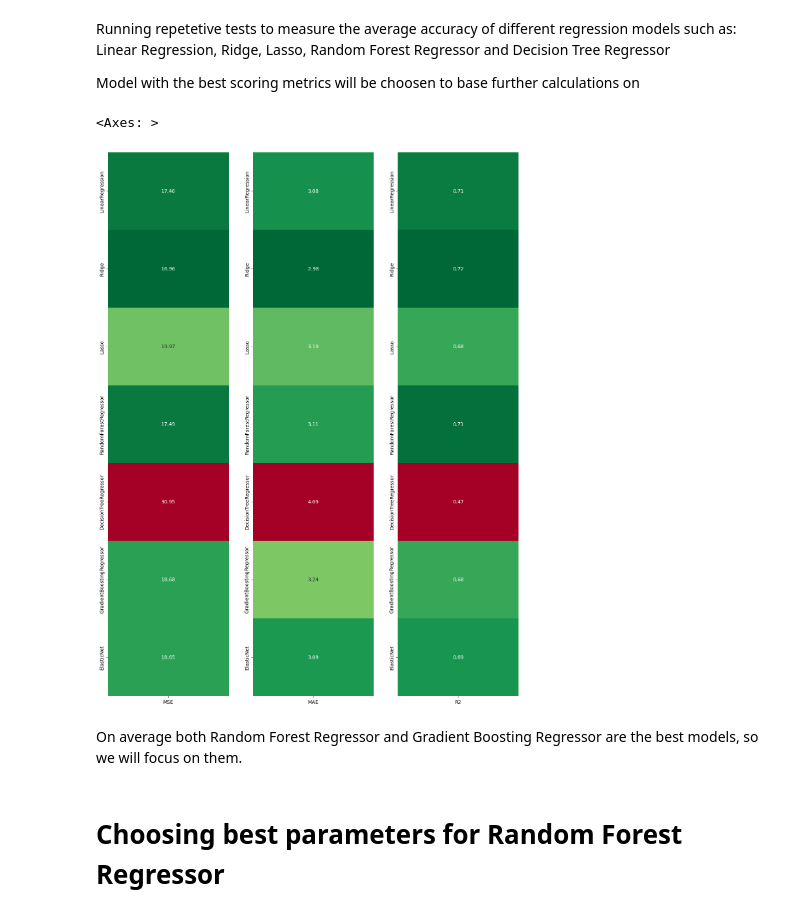
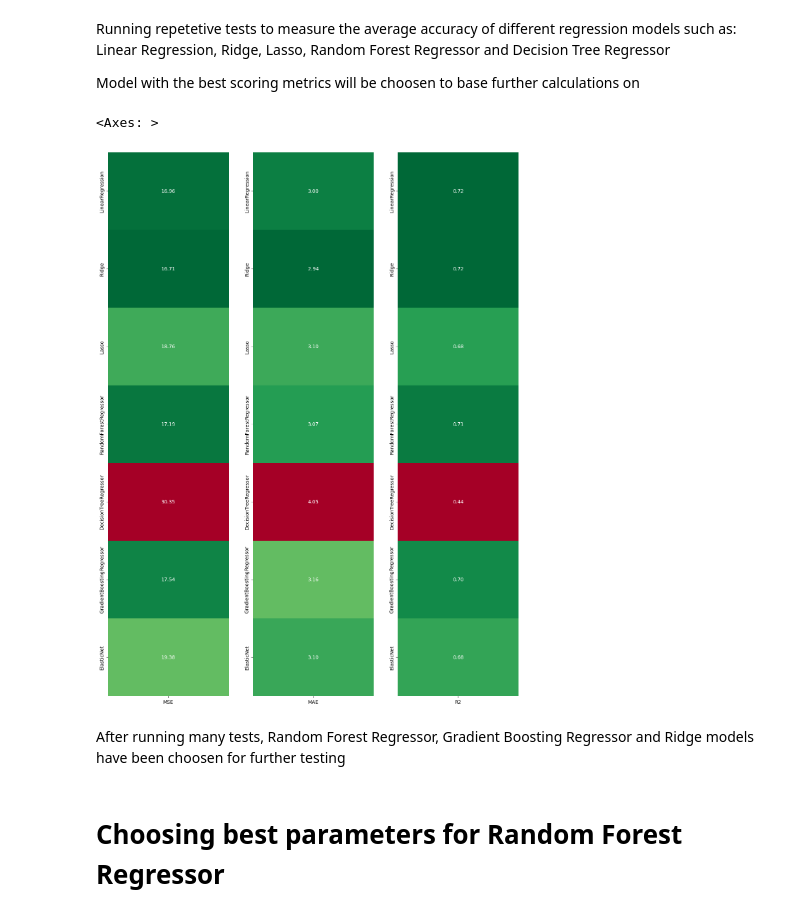
Before and after one commit to Wasloso/IST, a Jupyter notebook: sem4/MSiD_L/projekt/life_expectancy.ipynb, the cells around one changed output. Cells and saved outputs as stored; diff of their text form; code cells hidden in the pictures.

```diff
--- a/sem4/MSiD_L/projekt/life_expectancy.ipynb
+++ b/sem4/MSiD_L/projekt/life_expectancy.ipynb
@@ -13,9 +12,10 @@ import numpy as np
 import seaborn as sns
 from itertools import product
 # %%
-
+# initialize api caller
 apiCaller = api()
 
+# retrieve data
 countries = apiCaller.getCountries()
 lifeExpectancy = apiCaller.getValues("WHOSIS_000001")
 popuation = apiCaller.getValues("RS_1845")
@@ -33,8 +33,9 @@ openDefecation = apiCaller.getValues("WSH_SANITATION_OD")
 healthExpenditure = apiCaller.getValues("GHED_CHEGDP_SHA2011")
 indicators = [lifeExpectancy,popuation,alcoholConsumption,hospitalBeds,hdiRanking,gniPerCapita,hospitalDensity,ict,nutritionScore,cigaretteLowestPrice,povertyRate,beerPrice,openDefecation,healthExpenditure]
 
-df = pd.DataFrame(combineIndicators(countries,indicators)).T
-# usuniecie wierszy ktore nie maja targetu - life expectancy
+# combine indicators into one dataframe
+df = pd.DataFrame(apiCaller.combineIndicators(indicators=indicators)).T
+# drop rows with missing target values
 df.dropna(subset=[df.columns[0]],how='any',inplace=True)
 for col in df.columns:
     df[col] = pd.to_numeric(df[col],errors='coerce')
@@ -83,6 +81,0 @@ Passing `palette` without assigning `hue` is deprecated and will be removed in v
-# %%
-# usuniecie wierszy ktore maja brakujace wartosci w kolumnach 1-4
-# uzupelnienie brakujacych wartosci w pozostalych kolumnach
-df.dropna(subset=df.columns[1:6],how='any',inplace=True)
-df.dropna(subset=df.columns[7:],how='any',inplace=True)
-df.info()
@@ -224,3 +218,0 @@ visualise_scatter(x=df.columns[13],y=df.columns[0],data=df,show_reg=True,ylim=(4
-# %%
-df.drop('Population',inplace=True,axis=1)
-df.drop(df['Total density per 100 000 population: Hospitals'].name,inplace=True,axis=1)
@@ -226,0 +221,8 @@ df.drop(df['Total density per 100 000 population: Hospitals'].name,inplace=True,
+# %%
+df.drop('Population',inplace=True,axis=1)
+df.drop('Total density per 100 000 population: Hospitals',inplace=True,axis=1)
+df['Alcohol, total per capita (15+) consumption (in litres of pure alcohol) (SDG Indicator 3.5.2)'] = df['Alcohol, total per capita (15+) consumption (in litres of pure alcohol) (SDG Indicator 3.5.2)'].fillna(df['Alcohol, total per capita (15+) consumption (in litres of pure alcohol) (SDG Indicator 3.5.2)'].mean())
+df['Hospital beds (per 10 000 population)'] = df['Hospital beds (per 10 000 population)'].fillna(df['Hospital beds (per 10 000 population)'].mean(),)
+df['Human development index rank'] = df['Human development index rank'].fillna(df['Human development index rank'].mean())
+df.dropna(how='any',inplace=True)
+df.info()
@@ -240,35 +262,35 @@ Model with the best scoring metrics will be choosen to base further calculations
 # %%
 def test_models(x,y,models,repetitions=25):
     '''Tests different models on the dataset and returns results in form of a dictionary with average metrics values'''
     results = {}
     for _ in range(repetitions):
         for model,name  in zip(models,[model.__class__.__name__ for model in models]):
-            x_train, x_test, y_train, y_test = train_test_split(x, y, test_size=0.25)
+            x_train, x_test, y_train, y_test = train_test_split(x, y, test_size=0.2)
             model.fit(x_train, y_train)
             y_pred = model.predict(x_test)
             for metric, metricname in zip([mean_squared_error,mean_absolute_error,r2_score],['MSE','MAE','R2']):
                 if name not in results:
                     results[name] = {}
                 if metricname not in results[name]:
                     results[name][metricname] = []
                 results[name][metricname].append(metric(y_test,y_pred))
 
     for key in results:
         for metric in results[key]:
             results[key][metric] = np.mean(results[key][metric])
     return results
 
 results = test_models(x,y,[LinearRegression(),Ridge(),Lasso(),RandomForestRegressor(),DecisionTreeRegressor(),GradientBoostingRegressor(),ElasticNet()],repetitions=250)
 results_df = pd.DataFrame(results).T
 fig, ax= plt.subplots(ncols=3,figsize=(15,20))
 sns.heatmap(results_df[['MSE']],annot=True,fmt='.2f',cmap='RdYlGn_r',ax=ax[0],cbar=False)
 sns.heatmap(results_df[['MAE']],annot=True,fmt='.2f',cmap='RdYlGn_r',ax=ax[1],cbar=False)
 sns.heatmap(results_df[['R2']],annot=True,fmt='.2f',cmap='RdYlGn',ax=ax[2],cbar=False)
 # %% [output]
 <Axes: >
-[figure, old version]
+[figure, new version]
-# %% [markdown]
-On average both Random Forest Regressor and Gradient Boosting Regressor are the best models, so we will focus on them.
+# %% [markdown]
+After running many tests, Random Forest Regressor, Gradient Boosting Regressor and Ridge models have been choosen for further testing
 # %% [markdown]
 # Choosing best parameters for Random Forest Regressor
 # %%
```
Also changed, not shown: parts of 38 cells of this notebook, 1 other file.
